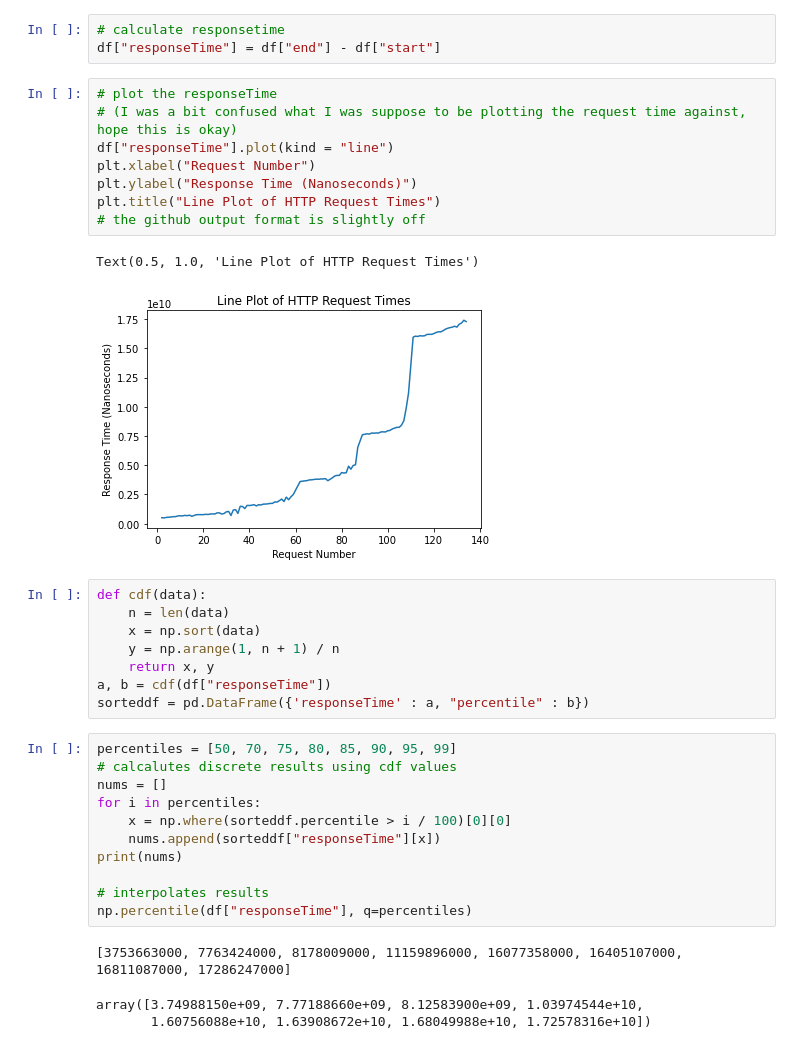
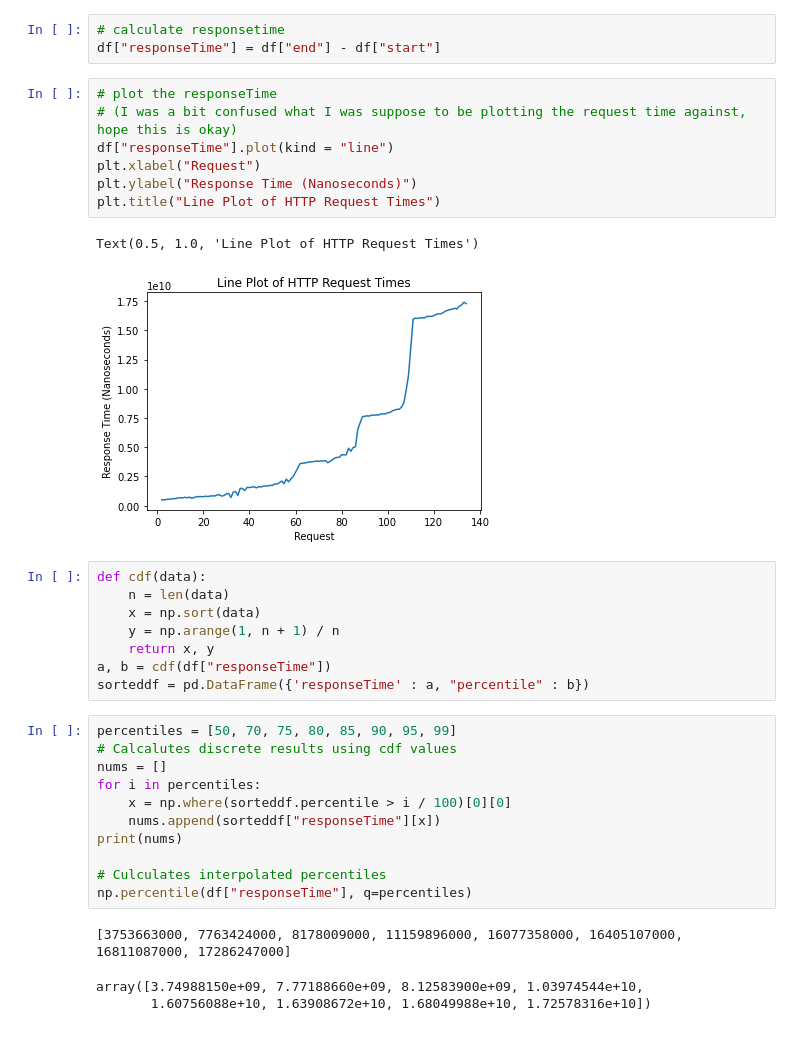
Before and after one commit to toadmengo/getinfo, a Jupyter notebook: getinfo.ipynb, the cells around one changed output. Saved outputs shown, nothing was run; the diff lists cells and outputs as text.

```diff
--- a/getinfo.ipynb
+++ b/getinfo.ipynb
@@ -36,14 +36,13 @@ df["responseTime"] = df["end"] - df["start"]
 # %%
 # plot the responseTime
 # (I was a bit confused what I was suppose to be plotting the request time against, hope this is okay)
 df["responseTime"].plot(kind = "line")
-plt.xlabel("Request Number")
+plt.xlabel("Request")
 plt.ylabel("Response Time (Nanoseconds)")
 plt.title("Line Plot of HTTP Request Times")
-# the github output format is slightly off
 # %% [output]
 Text(0.5, 1.0, 'Line Plot of HTTP Request Times')
-[figure, old version]
+[figure, new version]
 # %%
 def cdf(data):
     n = len(data)
@@ -54,14 +53,14 @@ a, b = cdf(df["responseTime"])
 sorteddf = pd.DataFrame({'responseTime' : a, "percentile" : b})
 # %%
 percentiles = [50, 70, 75, 80, 85, 90, 95, 99]
-# calcalutes discrete results using cdf values
+# Calcalutes discrete results using cdf values
 nums = []
 for i in percentiles:
     x = np.where(sorteddf.percentile > i / 100)[0][0]
     nums.append(sorteddf["responseTime"][x])
 print(nums)
 
-# interpolates results
+# Culculates interpolated percentiles
 np.percentile(df["responseTime"], q=percentiles)
 # %% [output]
 [3753663000, 7763424000, 8178009000, 11159896000, 16077358000, 16405107000, 16811087000, 17286247000]
```
Also changed, not shown: parts of 1 cell of this notebook.
